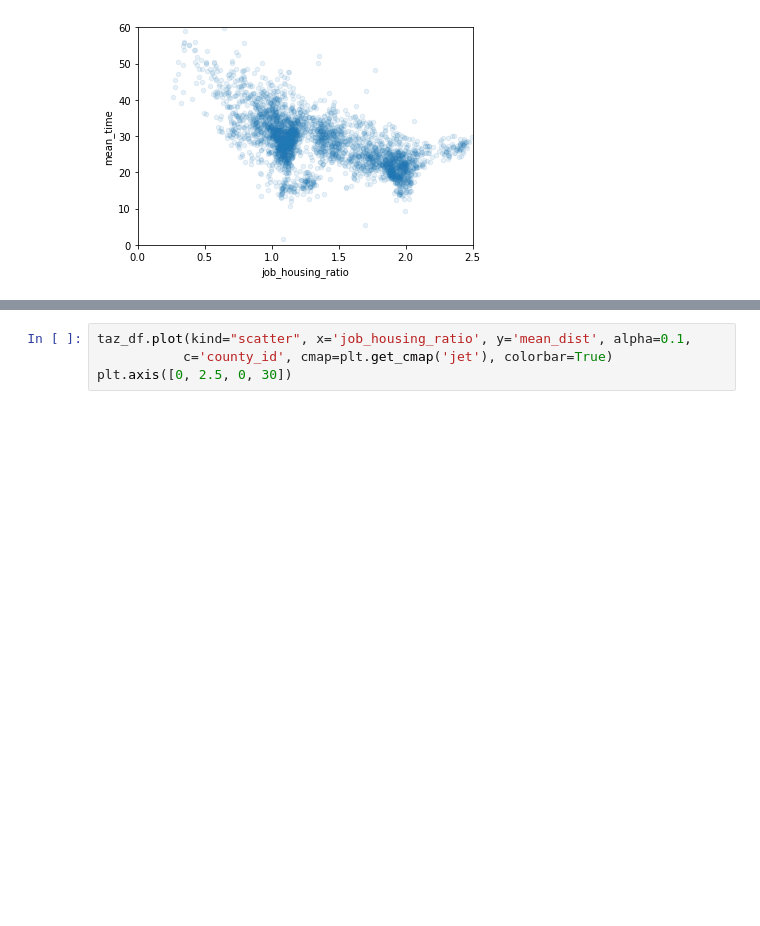
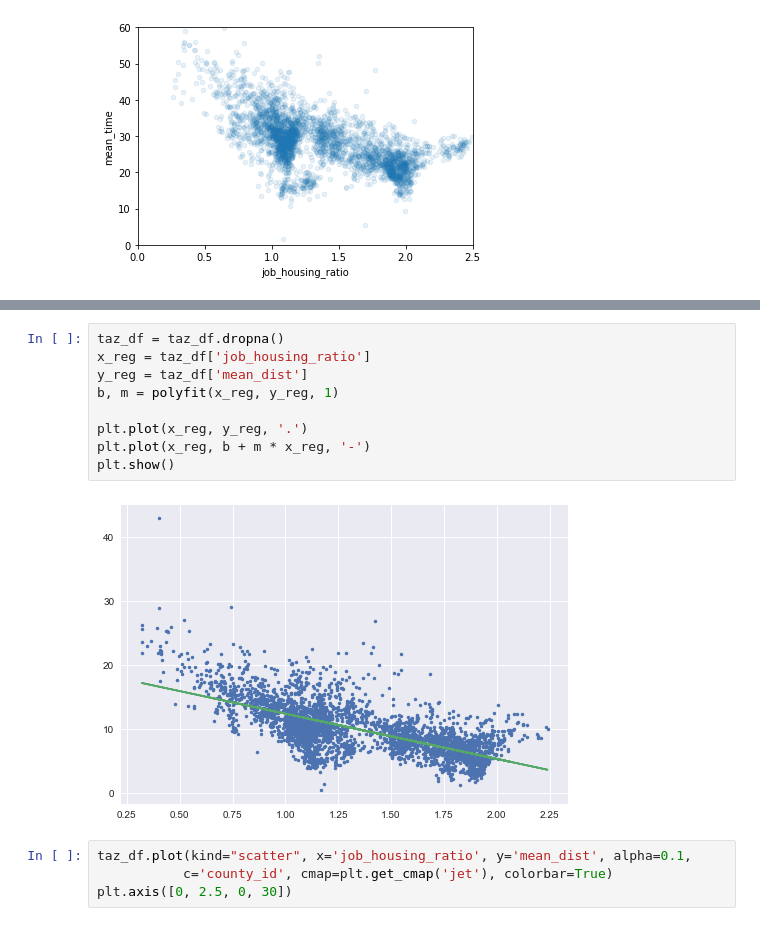
Before and after one commit to AngelaQYang/data_request, a Jupyter notebook: Job-Housing Bins Insights Viz.ipynb, the cells around one changed output, grey strips where cells are left out. Drawn from its saved outputs; the diff is of its cells as text; blank space fills up the shorter version.

```diff
--- a/Job-Housing Bins Insights Viz.ipynb
+++ b/Job-Housing Bins Insights Viz.ipynb
@@ -81,3 +131,14 @@ plt.axis([0,2.5, 0, 60])
+# %%
+taz_df = taz_df.dropna()
+x_reg = taz_df['job_housing_ratio']
+y_reg = taz_df['mean_dist']
+b, m = polyfit(x_reg, y_reg, 1)
+
+plt.plot(x_reg, y_reg, '.')
+plt.plot(x_reg, b + m * x_reg, '-')
+plt.show()
+# %% [output]
+[figure, added]
 # %%
 taz_df.plot(kind="scatter", x='job_housing_ratio', y='mean_dist', alpha=0.1,
            c='county_id', cmap=plt.get_cmap('jet'), colorbar=True)
```
Also changed, not shown: parts of 8 cells of this notebook.
